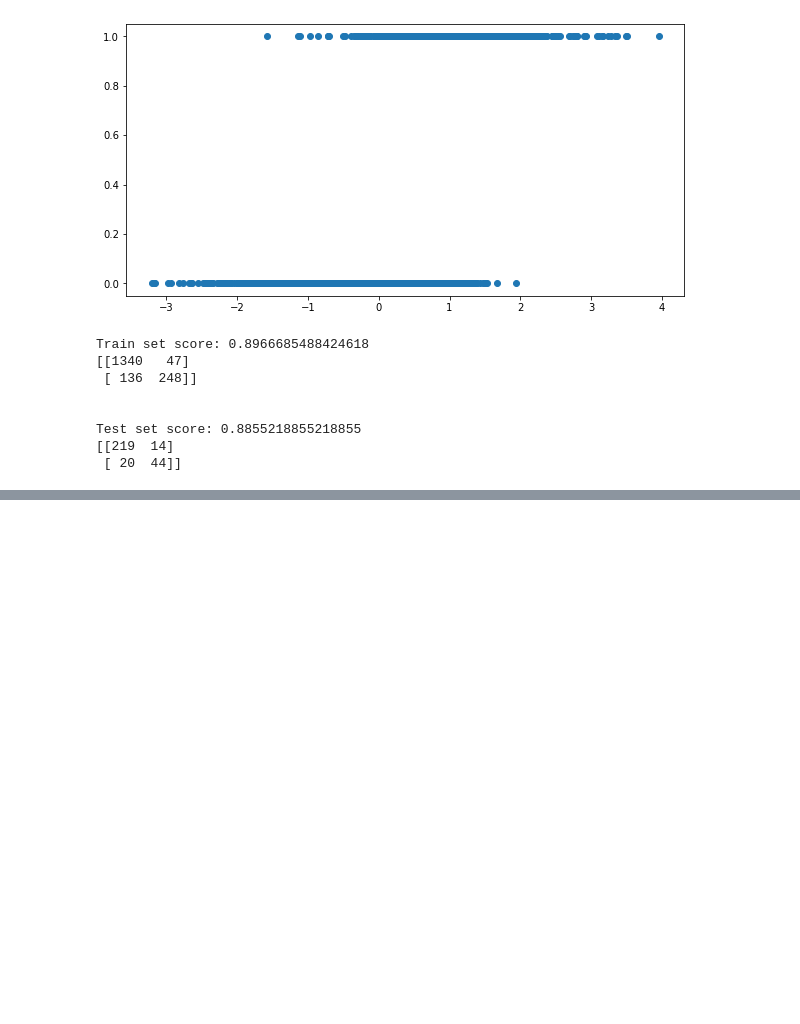
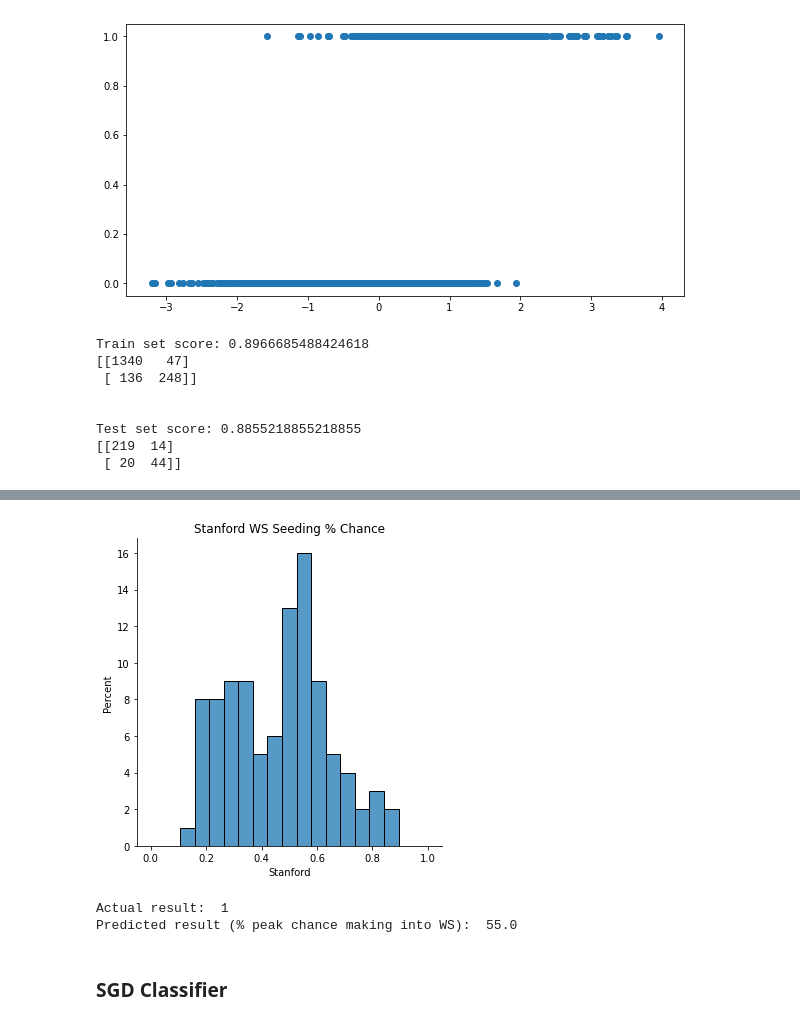
Before and after one commit to koeunlim/Capstone_Softball, a Jupyter notebook: 06-2_NCAA_Softball_Model2_WS64Seed_Logistic.ipynb, the cells around one changed output, grey strips where cells are left out. Cells and saved outputs as stored; diff of their text form; code cells hidden in the pictures; blank space fills up the shorter version.

```diff
--- a/06-2_NCAA_Softball_Model2_WS64Seed_Logistic.ipynb
+++ b/06-2_NCAA_Softball_Model2_WS64Seed_Logistic.ipynb
@@ -108,0 +108,19 @@ plt.show()
+# %%
+# boostrap resampling to generate prediction probability
+n_bootstrap = 100
+
+y_ex = y_WSin_2019
+X_ex = pd.DataFrame(X_famd_2019)
+scores = []
+df_prob_in = pd.DataFrame()
+for i_b in range(n_bootstrap):
+    idx_resample =  resample(range(len(y_WSin)), replace=True, n_samples=len(y_WSin))
+    X_i = X_famd.iloc[idx_resample]
+    y_i = y_WSin.iloc[idx_resample]
+    logistic.fit(X_i,y_i)
+    idx_test = y_WSin.index[~y_WSin.index.isin(y_i.index)]
+    scores.append(logistic.score(X_famd.loc[idx_test],y_WSin.loc[idx_test]))
+    prob_in_i = pd.DataFrame(logistic.predict_proba(X_famd_2019)[:,1].reshape([1,-1])).round(decimals=2)
+    df_prob_in = df_prob_in.append(prob_in_i,ignore_index = True)
+
+df_prob_in.columns = X_College_2019.College
@@ -109 +162,19 @@ plt.show()
+# %%
+df_prob_in_5 = (df_prob_in*100/5).round(0)*5
+# %%
+idx_ex = 30
+college = df_prob_in.columns[idx_ex]
+bins = np.linspace(0,1,20)
+sn.displot(data=df_prob_in,x=college,kde=False,bins=bins)
+plt.title(college + ' WS Seeding % Chance')
+plt.ylabel('Percent')
+plt.show()
+print('Actual result: ', y_WSin_2019.WCWS_in.loc[idx_ex])
+print('Predicted result (% peak chance making into WS): ',df_prob_in_5[college].value_counts().idxmax())
+# %% [output]
+[figure, added]
+Actual result:  1
+Predicted result (% peak chance making into WS):  55.0
+# %% [markdown]
+### SGD Classifier
 # %%
```
Also changed, not shown: parts of 19 cells of this notebook, 15 other files.
